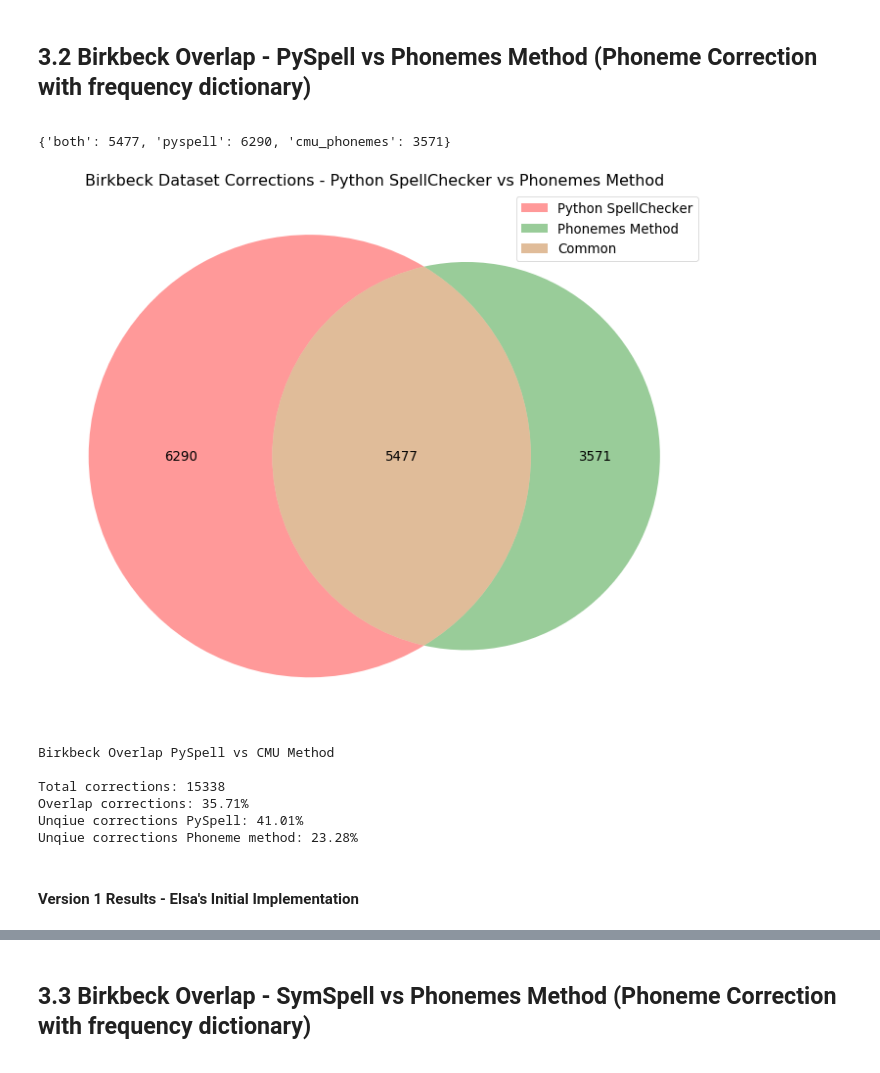
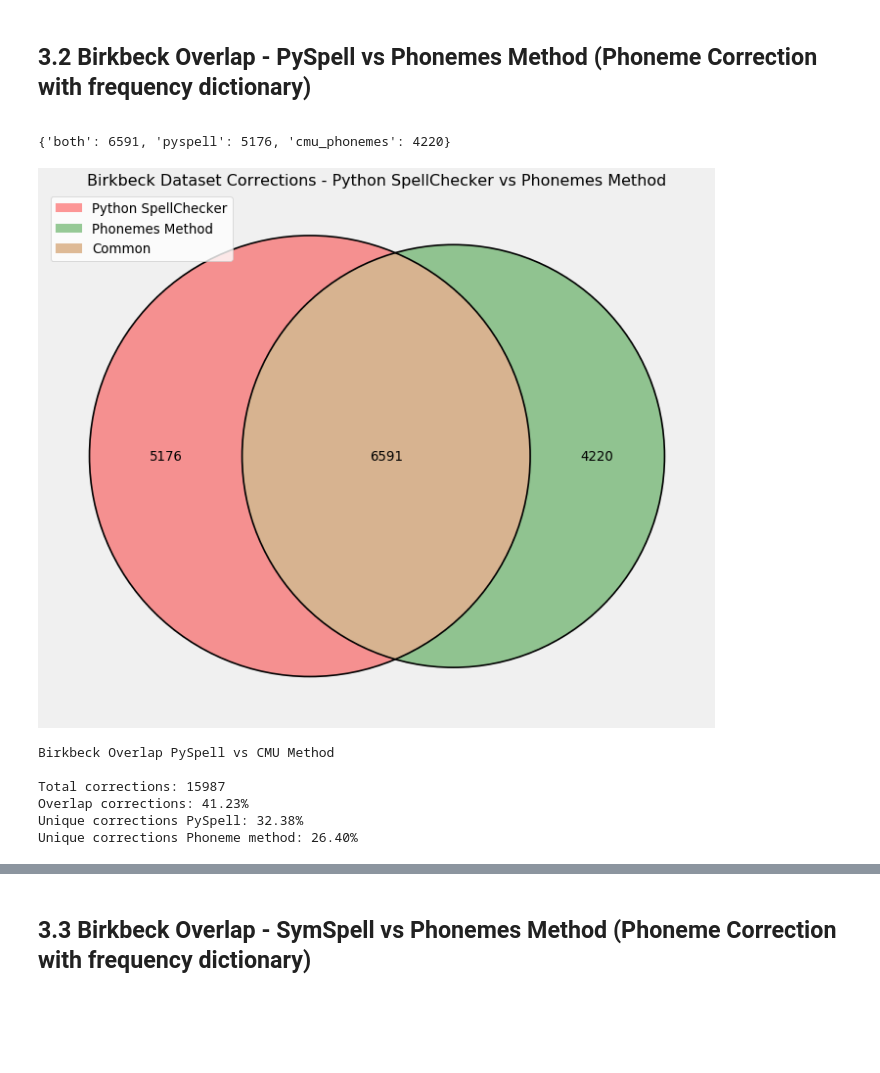
Before and after one commit to ucd-csl/Scapade, a Jupyter notebook: data_analysis/results_spelling_correction_overlap_and_scores.ipynb, the cells around one changed output, grey strips where cells are left out. Cells and saved outputs as stored; diff of their text form; code cells hidden in the pictures; blank space fills up the shorter version.

```diff
--- a/data_analysis/results_spelling_correction_overlap_and_scores.ipynb
+++ b/data_analysis/results_spelling_correction_overlap_and_scores.ipynb
@@ -212,6 +227,9 @@ holbrook_pyspell = pickle.load(open(file_name_h_pyspell, "rb"))
 file_name_h_symspell = Path(input_path_files) / "holbrook_symspell_dict.txt"
 holbrook_symspell = pickle.load(open(file_name_h_symspell, "rb"))
 
+file_name_h_aspell = Path(input_path_files) / "holbrook_aspell_dict.txt"
+holbrook_aspell = pickle.load(open(file_name_h_aspell, "rb"))
+
 file_name_h_phonemes = Path(input_path_files) / "holbrook_phonemes_sym.txt"
 holbrook_phonemes = pickle.load(open(file_name_h_phonemes, "rb"))
 # %% [markdown]
@@ -330,6 +382,9 @@ birkbeck_pyspell = pickle.load(open(file_name_b_pyspell, "rb"))
 file_name_b_symspell = Path(input_path_files) / "birkbeck_symspell_dict.txt"
 birkbeck_symspell = pickle.load(open(file_name_b_symspell, "rb"))
 
+file_name_b_aspell = Path(input_path_files) / "birkbeck_aspell_dict.txt"
+birkbeck_aspell = pickle.load(open(file_name_b_aspell, "rb"))
+
 file_name_b_phonemes = Path(input_path_files) / "birkbeck_phonemes_sym.txt"
 birkbeck_phonemes = pickle.load(open(file_name_b_phonemes, "rb"))
 # %% [markdown]
@@ -374,25 +434,27 @@ birkbeck_overlap_py_cmu = overlap(birkbeck_pyspell, birkbeck_phonemes, 'pyspell'
 # %%
 birkbeck_overlap_py_cmu
 # %% [output]
-{'both': 5477, 'pyspell': 6290, 'cmu_phonemes': 3571}
+{'both': 6591, 'pyspell': 5176, 'cmu_phonemes': 4220}
 # %%
-plt.figure(linewidth=5, facecolor="white", figsize=(15,12), dpi=60)
+plt.figure(linewidth=5, facecolor='#F0F0F0', figsize=(15,12), dpi=60)
 venn2(subsets=(birkbeck_overlap_py_cmu['pyspell'],birkbeck_overlap_py_cmu['cmu_phonemes'],
                birkbeck_overlap_py_cmu['both']), set_labels=('','',''))
+
+venn2_circles(subsets=(birkbeck_overlap_py_cmu['pyspell'],birkbeck_overlap_py_cmu['cmu_phonemes'],
+               birkbeck_overlap_py_cmu['both']))
+
 plt.legend(labels=['Python SpellChecker', 'Phonemes Method','Common'])
 plt.title('Birkbeck Dataset Corrections - Python SpellChecker vs Phonemes Method')
 plt.show()
 # %% [output]
-[figure, old version]
+[figure, new version]
 # %%
 print(color.BOLD + "Birkbeck Overlap PySpell vs CMU Method \n" + color.END)
 print_overlap_scores(birkbeck_overlap_py_cmu, 'PySpell')
 # %% [output]
 Birkbeck Overlap PySpell vs CMU Method
 
-Total corrections: 15338
-Overlap corrections: 35.71%
-Unqiue corrections PySpell: 41.01%
-Unqiue corrections Phoneme method: 23.28%
+Total corrections: 15987
+Overlap corrections: 41.23%
+Unique corrections PySpell: 32.38%
+Unique corrections Phoneme method: 26.40%
-# %% [markdown]
-#### Version 1 Results - Elsa's Initial Implementation
```
Also changed, not shown: parts of 84 cells of this notebook.
